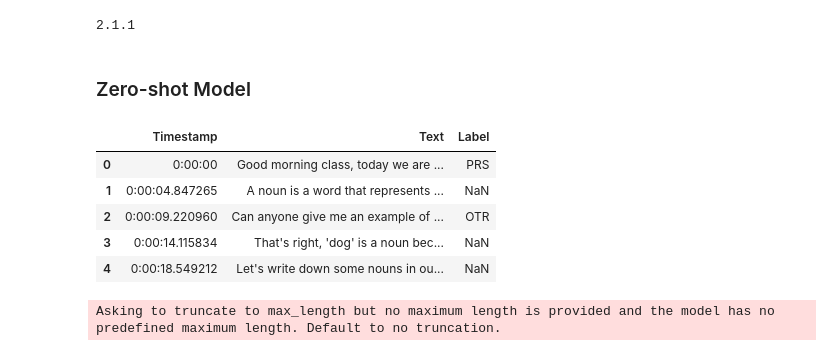
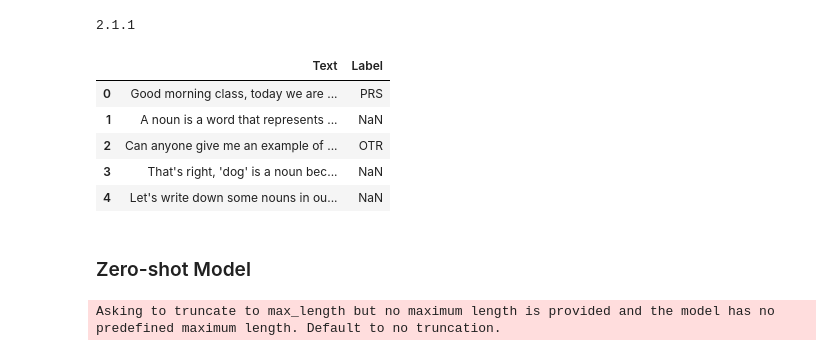
Before and after one commit to isabelarvelo/team-hummingbird, a Jupyter notebook: nbs/01_ai_labeling.ipynb, the cells around one changed output. Drawn from its saved outputs; the diff is of its cells as text; code cells hidden in the pictures.

```diff
--- a/nbs/01_ai_labeling.ipynb
+++ b/nbs/01_ai_labeling.ipynb
@@ -15,20 +14,17 @@ print(torch.__version__)
 2.1.1
 # %%
 # permission denied idk why...
-# pd.read_csv('data/009-1.csv')
+df = pd.read_csv('../data/009-1.csv')
+df.head()
+# %% [output]
+|  | Text | Label |
+| 0 | Good morning class, today we are ... | PRS |
+| 1 | A noun is a word that represents ... | NaN |
+| 2 | Can anyone give me an example of ... | OTR |
+| 3 | That's right, 'dog' is a noun bec... | NaN |
+| 4 | Let's write down some nouns in ou... | NaN |
 # %% [markdown]
 ### Zero-shot Model
-# %%
-# use my local path instead
-df = pd.read_csv('/Users/hollyhou/Downloads/009-1.csv')
-df.head()
-# %% [output]
-|  | Timestamp | Text | Label |
-| 0 | 0:00:00 | Good morning class, today we are ... | PRS |
-| 1 | 0:00:04.847265 | A noun is a word that represents ... | NaN |
-| 2 | 0:00:09.220960 | Can anyone give me an example of ... | OTR |
-| 3 | 0:00:14.115834 | That's right, 'dog' is a noun bec... | NaN |
-| 4 | 0:00:18.549212 | Let's write down some nouns in ou... | NaN |
 # %%
 # Remove the 'Legal' column if it exists
 if 'Legal' in df.columns:
```
Also changed, not shown: parts of 2 cells of this notebook, 3 other files.
